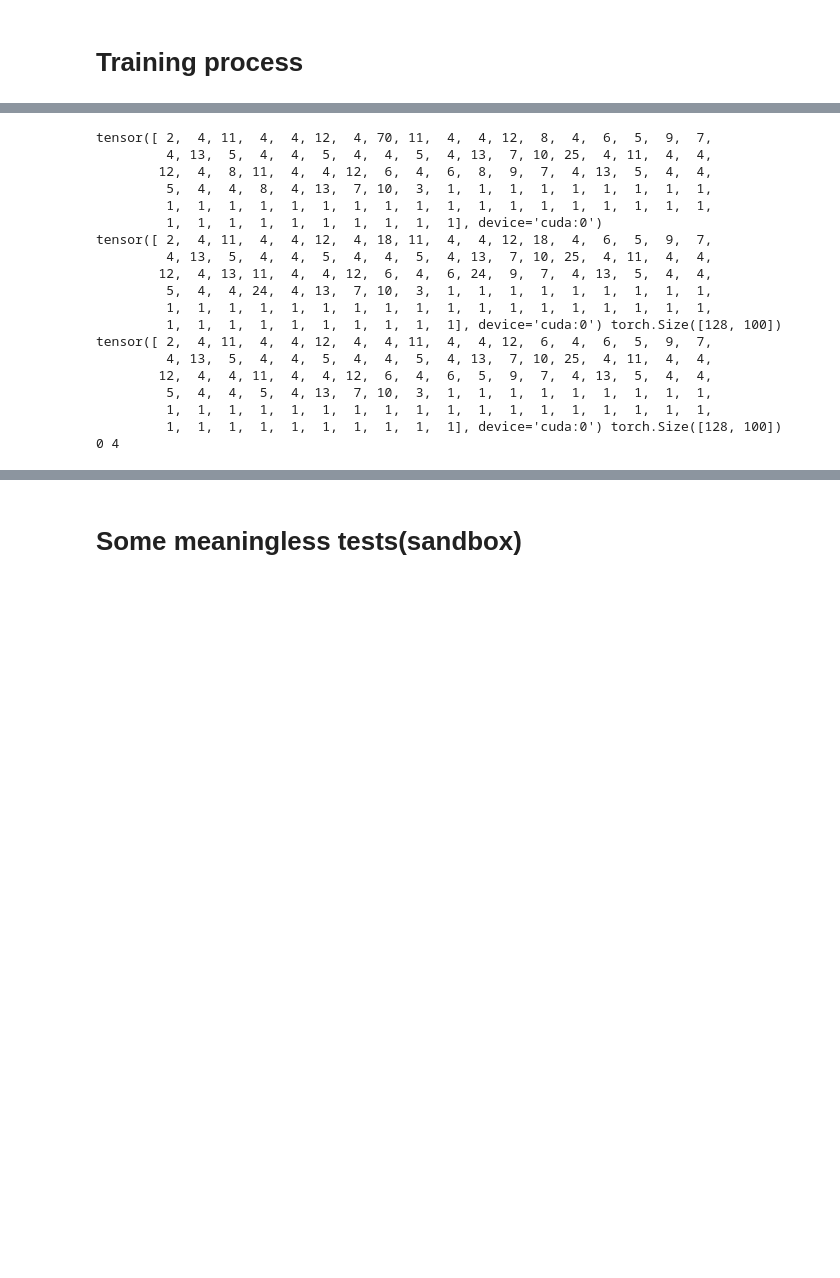
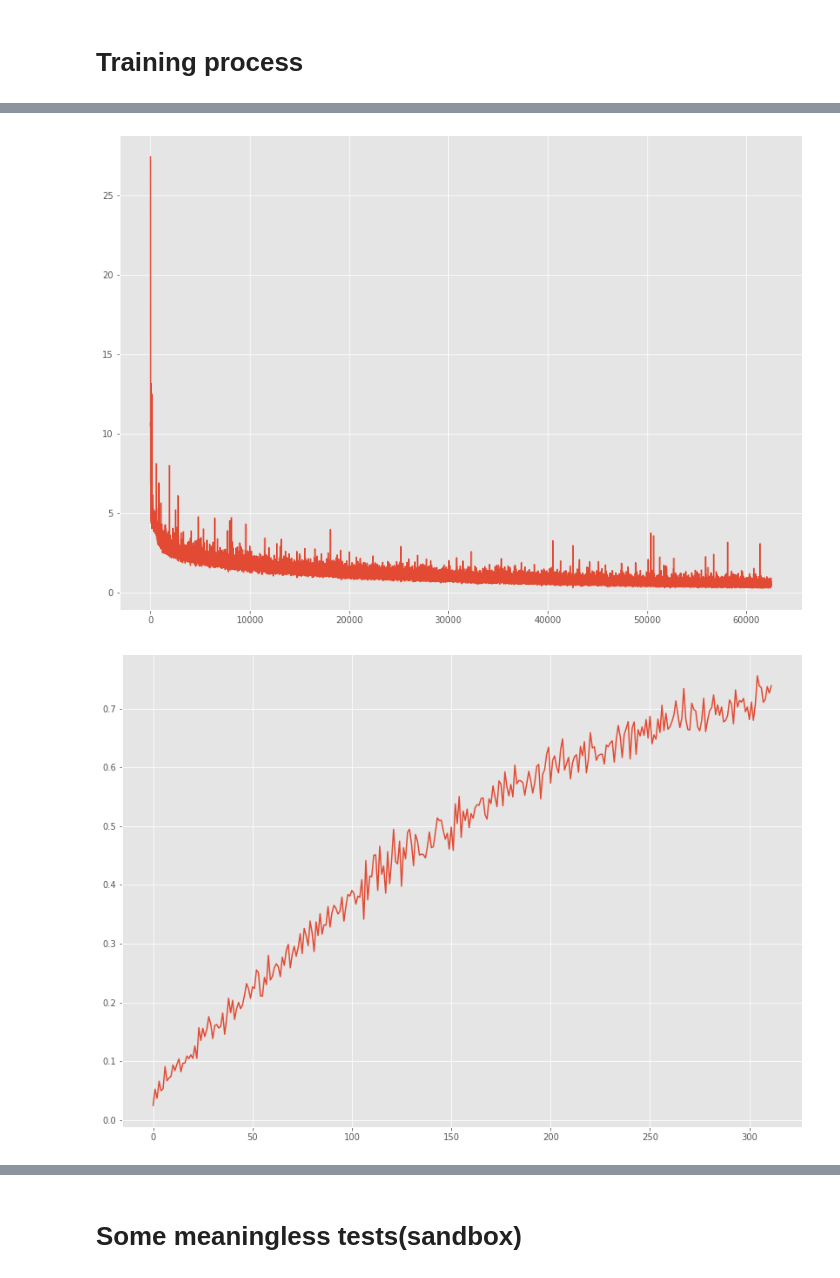
Before and after one commit to odb9402/MoleculeTransformer, a Jupyter notebook: mtdti.ipynb, the cells around one changed output, grey strips where cells are left out. Saved outputs shown, nothing was run; the diff lists cells and outputs as text; code cells hidden in the pictures; blank space fills up the shorter version.

```diff
--- a/mtdti.ipynb
+++ b/mtdti.ipynb
@@ -213,38 +347,15 @@ for epoch in range(1, epochs+1):
-# %%
-import numpy as np
-for batch in train_batch:
-    predicts = model(batch.input)
-    #print(predicts, predicts.size())
-    print(batch.input[0])
-    masked_num = 0
-    hit = 0
-    for i in range(len(batch.output[0])):
-        if batch.input[0][i] == 8:
-            masked_num += 1
-            if batch.output[0][i] == torch.max(predicts, 2)[1][0][i]:
-                hit += 1
-
-    print(torch.max(predicts, 2)[1][0], torch.max(predicts, 2)[1].size())
-    print(batch.output[0], batch.output.size())
-    print(hit, masked_num)
-    break
-# %% [output]
-tensor([ 2,  4, 11,  4,  4, 12,  4, 70, 11,  4,  4, 12,  8,  4,  6,  5,  9,  7,
-         4, 13,  5,  4,  4,  5,  4,  4,  5,  4, 13,  7, 10, 25,  4, 11,  4,  4,
-        12,  4,  8, 11,  4,  4, 12,  6,  4,  6,  8,  9,  7,  4, 13,  5,  4,  4,
-         5,  4,  4,  8,  4, 13,  7, 10,  3,  1,  1,  1,  1,  1,  1,  1,  1,  1,
-         1,  1,  1,  1,  1,  1,  1,  1,  1,  1,  1,  1,  1,  1,  1,  1,  1,  1,
-         1,  1,  1,  1,  1,  1,  1,  1,  1,  1], device='cuda:0')
-tensor([ 2,  4, 11,  4,  4, 12,  4, 18, 11,  4,  4, 12, 18,  4,  6,  5,  9,  7,
-         4, 13,  5,  4,  4,  5,  4,  4,  5,  4, 13,  7, 10, 25,  4, 11,  4,  4,
-        12,  4, 13, 11,  4,  4, 12,  6,  4,  6, 24,  9,  7,  4, 13,  5,  4,  4,
-         5,  4,  4, 24,  4, 13,  7, 10,  3,  1,  1,  1,  1,  1,  1,  1,  1,  1,
-         1,  1,  1,  1,  1,  1,  1,  1,  1,  1,  1,  1,  1,  1,  1,  1,  1,  1,
-         1,  1,  1,  1,  1,  1,  1,  1,  1,  1], device='cuda:0') torch.Size([128, 100])
-tensor([ 2,  4, 11,  4,  4, 12,  4,  4, 11,  4,  4, 12,  6,  4,  6,  5,  9,  7,
-         4, 13,  5,  4,  4,  5,  4,  4,  5,  4, 13,  7, 10, 25,  4, 11,  4,  4,
-        12,  4,  4, 11,  4,  4, 12,  6,  4,  6,  5,  9,  7,  4, 13,  5,  4,  4,
-         5,  4,  4,  5,  4, 13,  7, 10,  3,  1,  1,  1,  1,  1,  1,  1,  1,  1,
-         1,  1,  1,  1,  1,  1,  1,  1,  1,  1,  1,  1,  1,  1,  1,  1,  1,  1,
-         1,  1,  1,  1,  1,  1,  1,  1,  1,  1], device='cuda:0') torch.Size([128, 100])
-0 4
+# %%
+import matplotlib.pyplot as plt
+import matplotlib
+matplotlib.style.use("ggplot")
+
+plt.figure(figsize=(14,10))
+plt.plot(loss_history)
+plt.show()
+
+plt.figure(figsize=(14,10))
+plt.plot(acc_history)
+plt.show()
+# %% [output]
+[figure, added]
+[figure, added]
```
Also changed, not shown: parts of 26 cells of this notebook, 4 other files.
